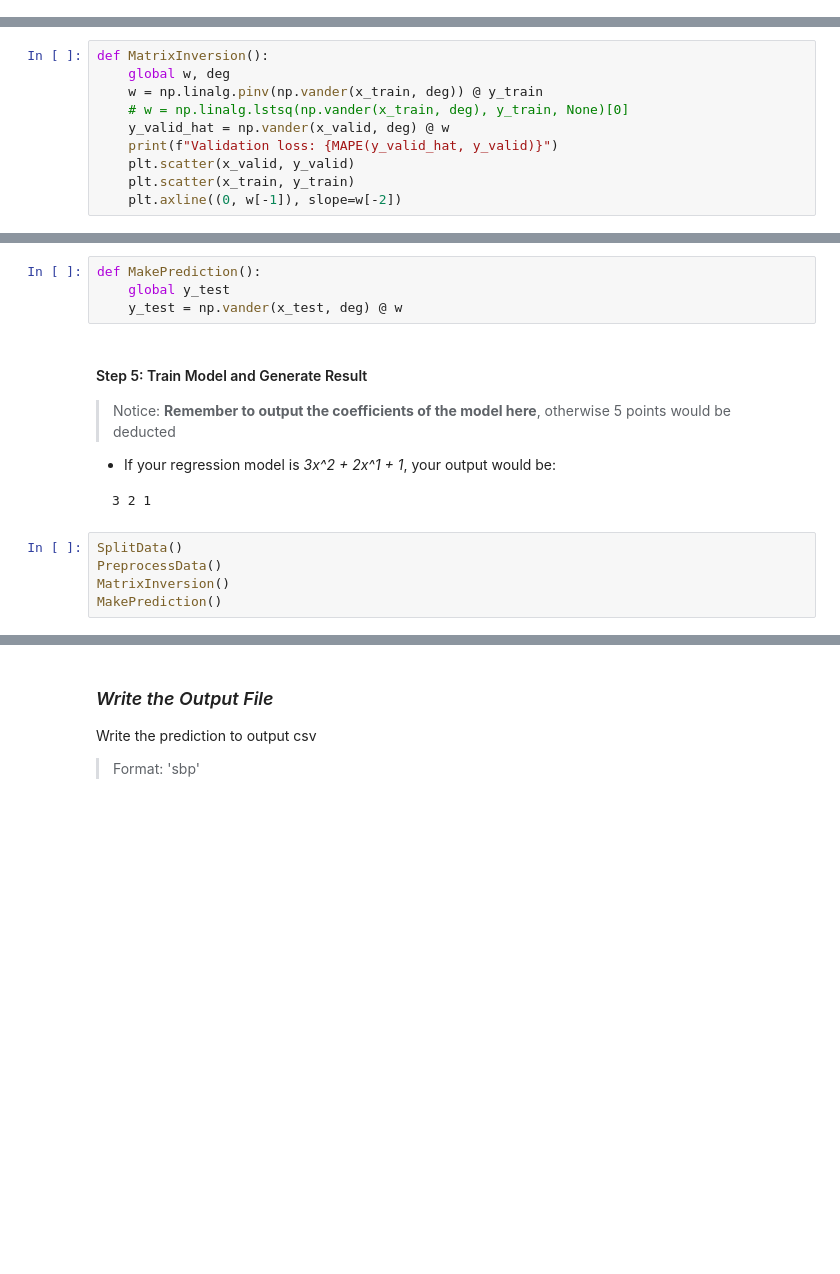
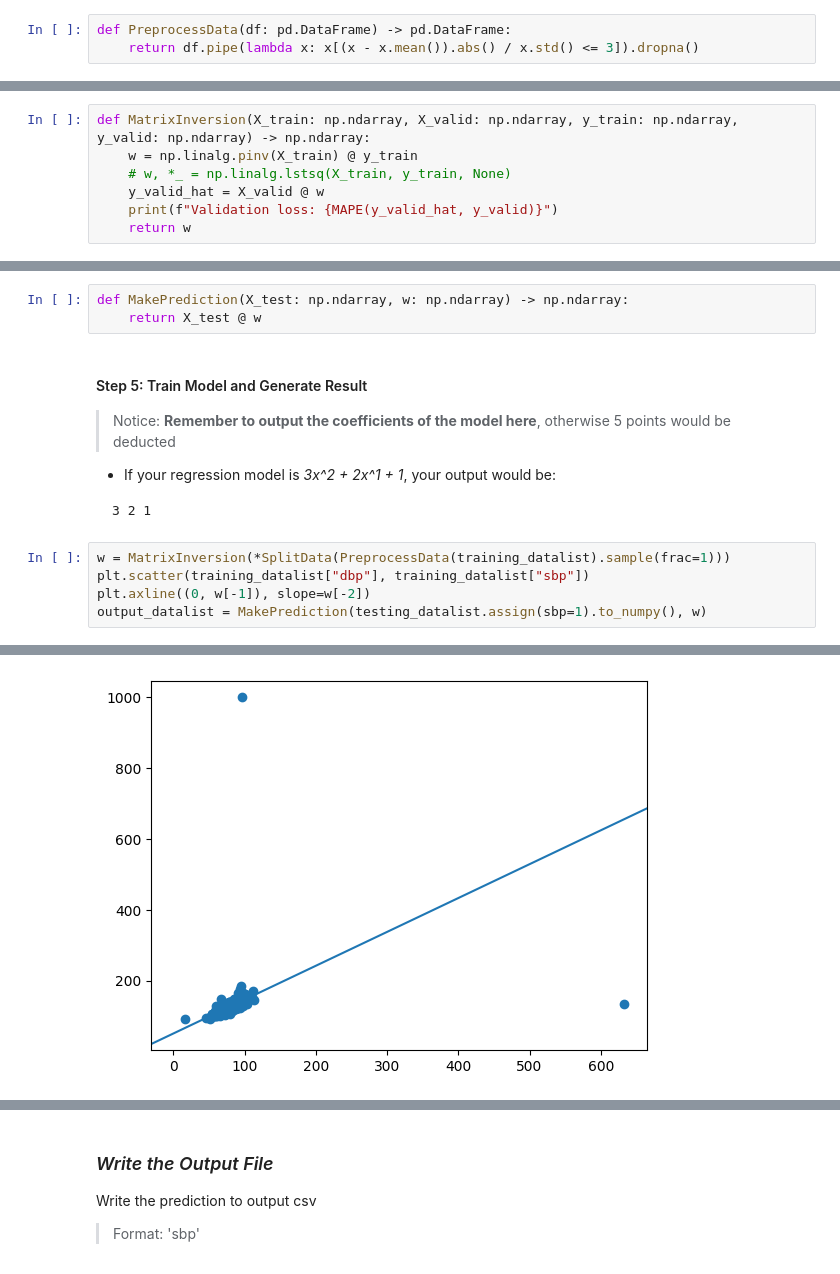
Before and after one commit to nevikw39/ML, a Jupyter notebook: HW1/hw1.ipynb, the cells around one changed output, grey strips where cells are left out. Saved outputs shown, nothing was run; the diff lists cells and outputs as text; blank space fills up the shorter version.

````diff
--- a/HW1/hw1.ipynb
+++ b/HW1/hw1.ipynb
@@ -95,25 +74,24 @@ def PreprocessData():
+# %%
+def PreprocessData(df: pd.DataFrame) -> pd.DataFrame:
+    return df.pipe(lambda x: x[(x - x.mean()).abs() / x.std() <= 3]).dropna()
 # %% [markdown]
 #### Step 3: Implement Regression
 > use Matrix Inversion to finish this part
 # %%
-def MatrixInversion():
-    global w, deg
-    w = np.linalg.pinv(np.vander(x_train, deg)) @ y_train
-    # w = np.linalg.lstsq(np.vander(x_train, deg), y_train, None)[0]
-    y_valid_hat = np.vander(x_valid, deg) @ w
+def MatrixInversion(X_train: np.ndarray, X_valid: np.ndarray, y_train: np.ndarray, y_valid: np.ndarray) -> np.ndarray:
+    w = np.linalg.pinv(X_train) @ y_train
+    # w, *_ = np.linalg.lstsq(X_train, y_train, None)
+    y_valid_hat = X_valid @ w
     print(f"Validation loss: {MAPE(y_valid_hat, y_valid)}")
-    plt.scatter(x_valid, y_valid)
-    plt.scatter(x_train, y_train)
-    plt.axline((0, w[-1]), slope=w[-2])
+    return w
 # %% [markdown]
 #### Step 4: Make Prediction
 Make prediction of testing dataset and store the value in *output_datalist*
 The final *output_datalist* should look something like this
 > [ [100], [80], ... , [90] ] where each row contains the predicted SBP
-# %%
-def MakePrediction():
-    global y_test
-    y_test = np.vander(x_test, deg) @ w
+# %%
+def MakePrediction(X_test: np.ndarray, w: np.ndarray) -> np.ndarray:
+    return X_test @ w
 # %% [markdown]
 #### Step 5: Train Model and Generate Result
 
@@ -122,8 +100,9 @@ def MakePrediction():
 ```
 3 2 1
 ```
-# %%
-SplitData()
-PreprocessData()
-MatrixInversion()
-MakePrediction()
+# %%
+w = MatrixInversion(*SplitData(PreprocessData(training_datalist).sample(frac=1)))
+plt.scatter(training_datalist["dbp"], training_datalist["sbp"])
+plt.axline((0, w[-1]), slope=w[-2])
+output_datalist = MakePrediction(testing_datalist.assign(sbp=1).to_numpy(), w)
+# %% [output]
@@ -130,2 +110,3 @@ MakePrediction()
+[figure, added]
 # %%
 print(' '.join(str(i) for i in w))
````
Also changed, not shown: parts of 20 cells of this notebook, 4 other files.
